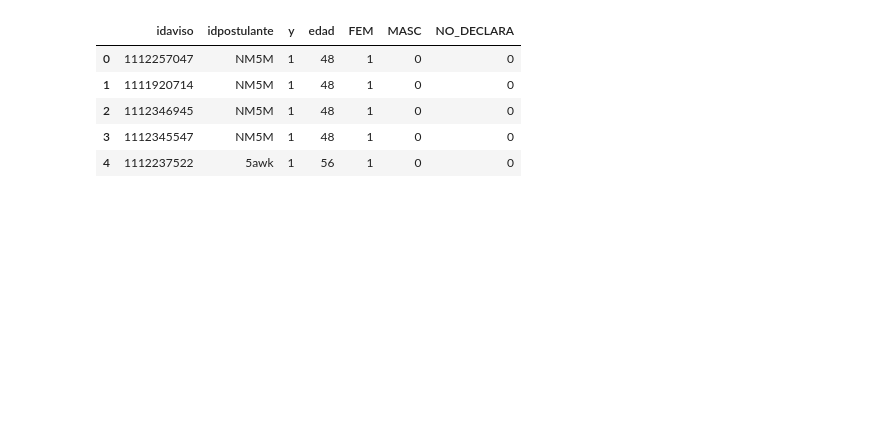
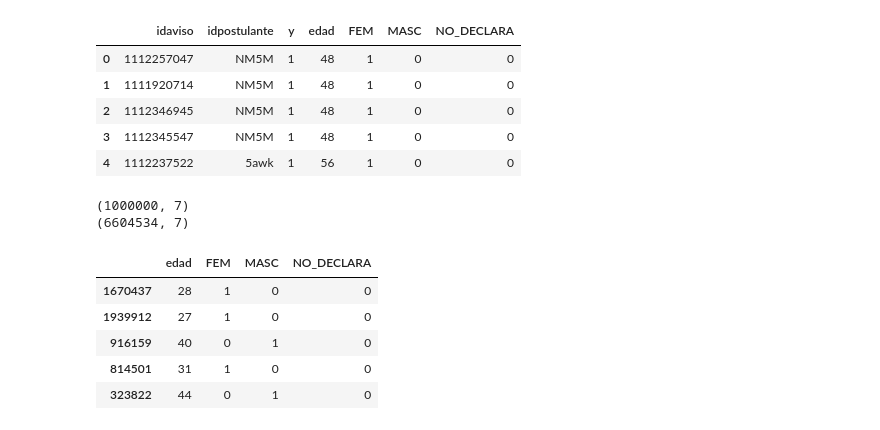
Before and after one commit to czuczinsky/TP2-Machine-Learning, a Jupyter notebook: TP-2.ipynb, the cells around one changed output. Cells and saved outputs as stored; diff of their text form; code cells hidden in the pictures; blank space fills up the shorter version.

```diff
--- a/TP-2.ipynb
+++ b/TP-2.ipynb
@@ -383,15 +384,27 @@ tupla_postulada.head()
 | 2 | 1112346945 | NM5M | 1 | 48 | 1 | 0 | 0 |
 | 3 | 1112345547 | NM5M | 1 | 48 | 1 | 0 | 0 |
 | 4 | 1112237522 | 5awk | 1 | 56 | 1 | 0 | 0 |
-# %%
-sample['NO_DECLARA'] = 0
+# %%
+print sample.shape
+print tupla_postulada.shape
+# %% [output]
+(1000000, 7)
+(6604534, 7)
 # %%
-sample = sample.append(tupla_postulada.sample(n=1000,random_state=0))
+sample = sample.append(tupla_postulada.sample(n=1000000,random_state=0))
 sample = sample.reset_index(drop=True)
 # %%
 sample = sample.drop(columns=['idaviso','idpostulante'])
 # %%
-X_train, X_test, y_train, y_test = train_test_split(sample.drop(columns='y'),sample['y'])
+X_train, X_test, y_train, y_test = train_test_split(sample.drop(columns='y'),sample['y'],random_state=0)
+X_train.head()
+# %% [output]
+|  | edad | FEM | MASC | NO_DECLARA |
+| 1670437 | 28 | 1 | 0 | 0 |
+| 1939912 | 27 | 1 | 0 | 0 |
+| 916159 | 40 | 0 | 1 | 0 |
+| 814501 | 31 | 1 | 0 | 0 |
+| 323822 | 44 | 0 | 1 | 0 |
 # %%
 from sklearn.metrics import roc_auc_score
 # %%
```
Also changed, not shown: parts of 9 cells of this notebook.
